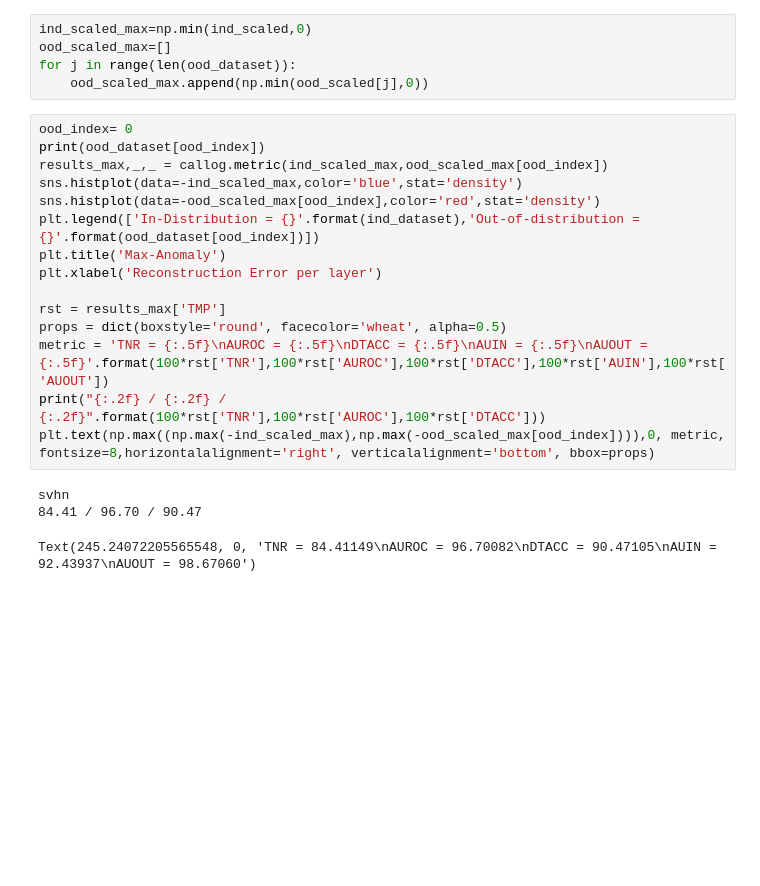
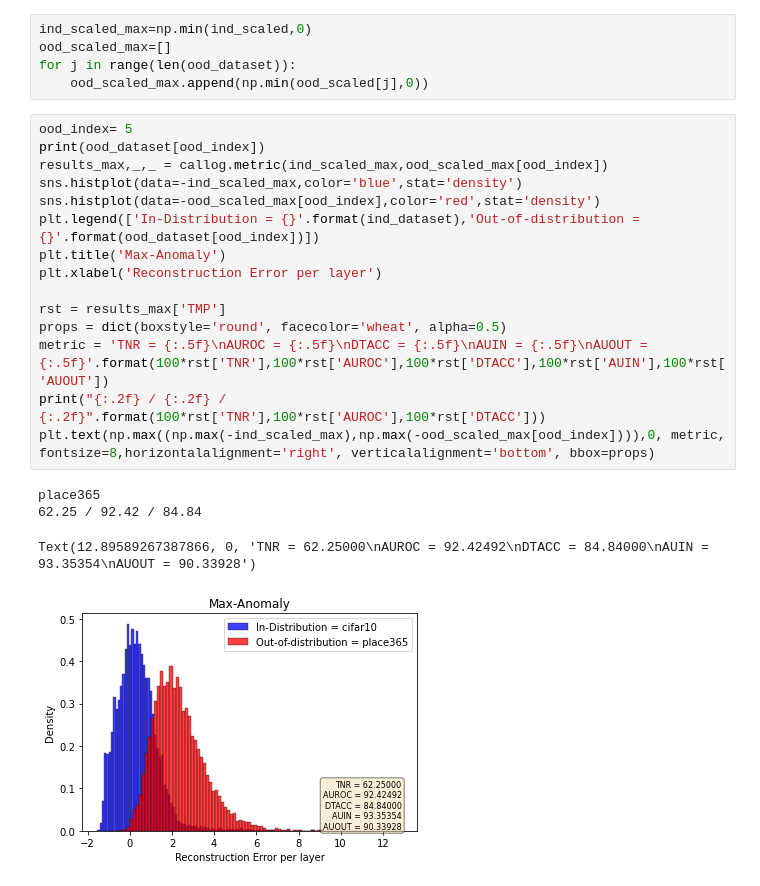
Before and after one commit to younghyopark/FROD, a Jupyter notebook: revised_anomaly_score.ipynb, the cells around one changed output. Drawn from its saved outputs; the diff is of its cells as text; blank space fills up the shorter version.

```diff
--- a/revised_anomaly_score.ipynb
+++ b/revised_anomaly_score.ipynb
@@ -240,21 +244,22 @@ ood_scaled_max=[]
 for j in range(len(ood_dataset)):
     ood_scaled_max.append(np.min(ood_scaled[j],0))
 # %%
-ood_index= 0
+ood_index= 5
 print(ood_dataset[ood_index])
 results_max,_,_ = callog.metric(ind_scaled_max,ood_scaled_max[ood_index])
 sns.histplot(data=-ind_scaled_max,color='blue',stat='density')
 sns.histplot(data=-ood_scaled_max[ood_index],color='red',stat='density')
 plt.legend(['In-Distribution = {}'.format(ind_dataset),'Out-of-distribution = {}'.format(ood_dataset[ood_index])])
 plt.title('Max-Anomaly')
 plt.xlabel('Reconstruction Error per layer')
 
 rst = results_max['TMP']
 props = dict(boxstyle='round', facecolor='wheat', alpha=0.5)
 metric = 'TNR = {:.5f}\nAUROC = {:.5f}\nDTACC = {:.5f}\nAUIN = {:.5f}\nAUOUT = {:.5f}'.format(100*rst['TNR'],100*rst['AUROC'],100*rst['DTACC'],100*rst['AUIN'],100*rst['AUOUT'])
 print("{:.2f} / {:.2f} / {:.2f}".format(100*rst['TNR'],100*rst['AUROC'],100*rst['DTACC']))
 plt.text(np.max((np.max(-ind_scaled_max),np.max(-ood_scaled_max[ood_index]))),0, metric, fontsize=8,horizontalalignment='right', verticalalignment='bottom', bbox=props)
 # %% [output]
-svhn
-84.41 / 96.70 / 90.47
+place365
+62.25 / 92.42 / 84.84
-Text(245.24072205565548, 0, 'TNR = 84.41149\nAUROC = 96.70082\nDTACC = 90.47105\nAUIN = 92.43937\nAUOUT = 98.67060')
+Text(12.89589267387866, 0, 'TNR = 62.25000\nAUROC = 92.42492\nDTACC = 84.84000\nAUIN = 93.35354\nAUOUT = 90.33928')
+[figure, added]
```
Also changed, not shown: parts of 8 cells of this notebook, 1 other file.
